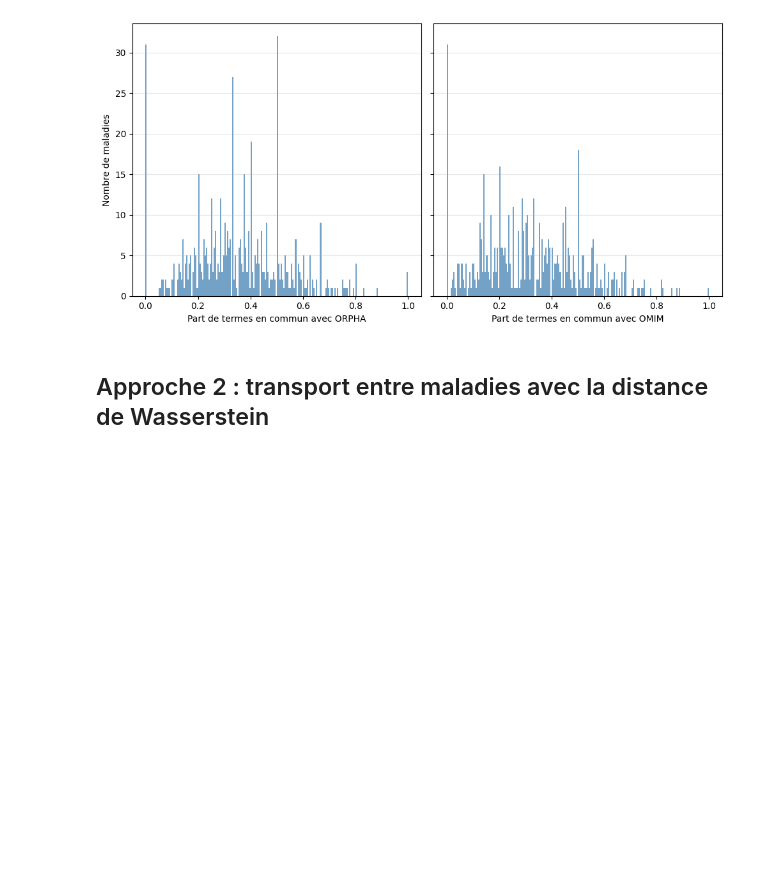
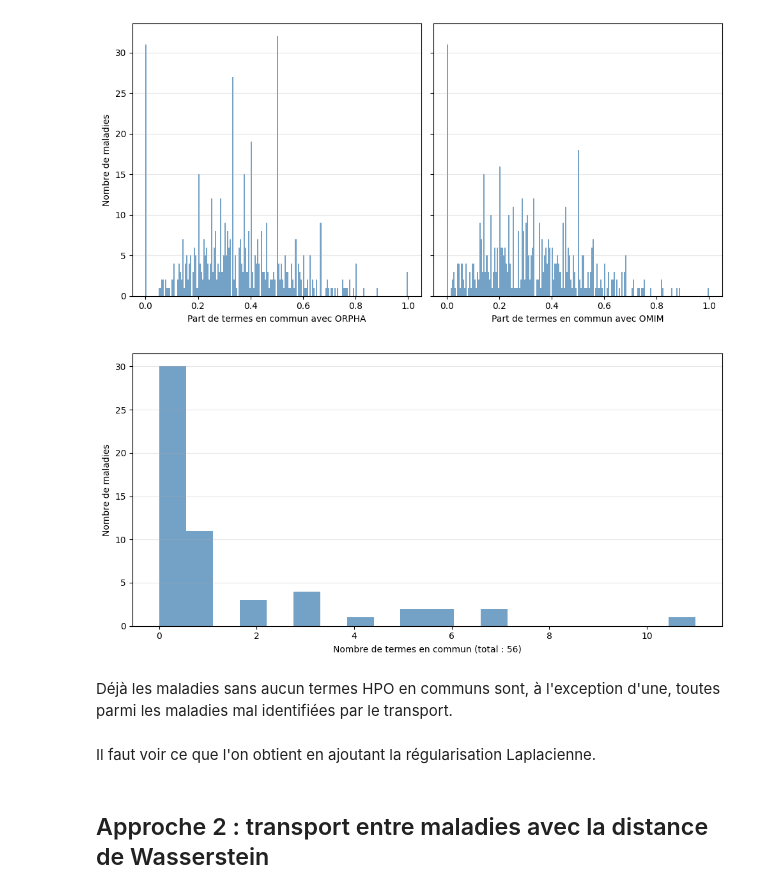
Before and after one commit to averniere/OT_simulation_maladies, a Jupyter notebook: Embeddings/test.ipynb, the cells around one changed output. Cells and saved outputs as stored; diff of their text form; code cells hidden in the pictures; blank space fills up the shorter version.

Commit message:
réagencement et wasserstein_cost

```diff
--- a/Embeddings/test.ipynb
+++ b/Embeddings/test.ipynb
@@ -1163,26 +1128,0 @@ def compute_transport(
-# %%
-from ot import sinkhorn
-
-def compute_transport_sinkhorn(
-    C: np.ndarray,
-    a: np.ndarray,
-    b: np.ndarray,
-    epsilon: float,
-    max_iters: int = 10_000,
-    tau: float = 1e-4,
-    verbose: bool = False,
-    ):
-    n = C.shape[0]
-    m = C.shape[1]
-    if a is None:
-        a = np.ones(n)/n
-    if b is None:
-        b = np.ones(m)/m
-    optimal_plan_sinkhorn = sinkhorn(a, b, C, epsilon, numItermax=max_iters, stopThr=tau)
-    optimal_cost_sinkhorn = np.sum(optimal_plan_sinkhorn*C)
-
-    if verbose:
-        print(f"entropic optimal transport plan: \n{optimal_plan_sinkhorn}")
-        print(f"entropic transport cost: {optimal_cost_sinkhorn}")
-
-    return optimal_plan_sinkhorn, optimal_cost_sinkhorn
@@ -1780,5 +1628,25 @@ plt.tight_layout()
 plt.show()
 # %% [output]
 [figure]
+# %%
+# Termes en commun parmi les maladies non associées
+communs = np.array([len(v['commun'])  for v in paires_zero_dict.values()])
+
+fig, ax = plt.subplots(figsize=(10, 5))
+
+sns.histplot(communs, bins=20, ax=ax, color='steelblue', edgecolor='none')
+
+ax.set_xlabel(f"Nombre de termes en commun (total : {len(communs)})")
+ax.set_ylabel("Nombre de maladies")
+ax.grid(axis='y', alpha=0.3)
+
+plt.tight_layout()
+plt.show()
+# %% [output]
+[figure, added]
+# %% [markdown]
+Déjà les maladies sans aucun termes HPO en communs sont, à l'exception d'une, toutes parmi les maladies mal identifiées par le transport.
+# %% [markdown]
+Il faut voir ce que l'on obtient en ajoutant la régularisation Laplacienne.
 # %% [markdown]
 ## Approche 2 : transport entre maladies avec la distance de Wasserstein
```
Also changed, not shown: parts of 16 cells of this notebook, 2 other files.
